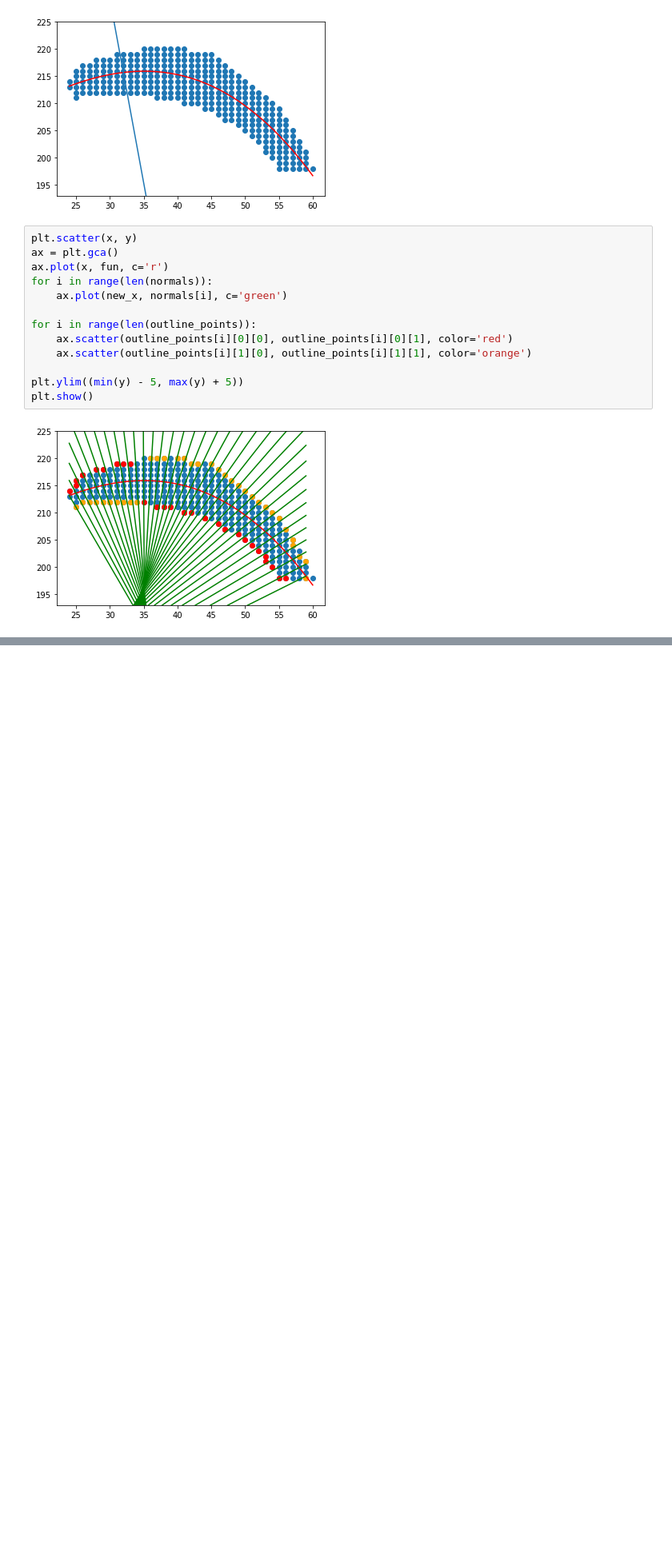
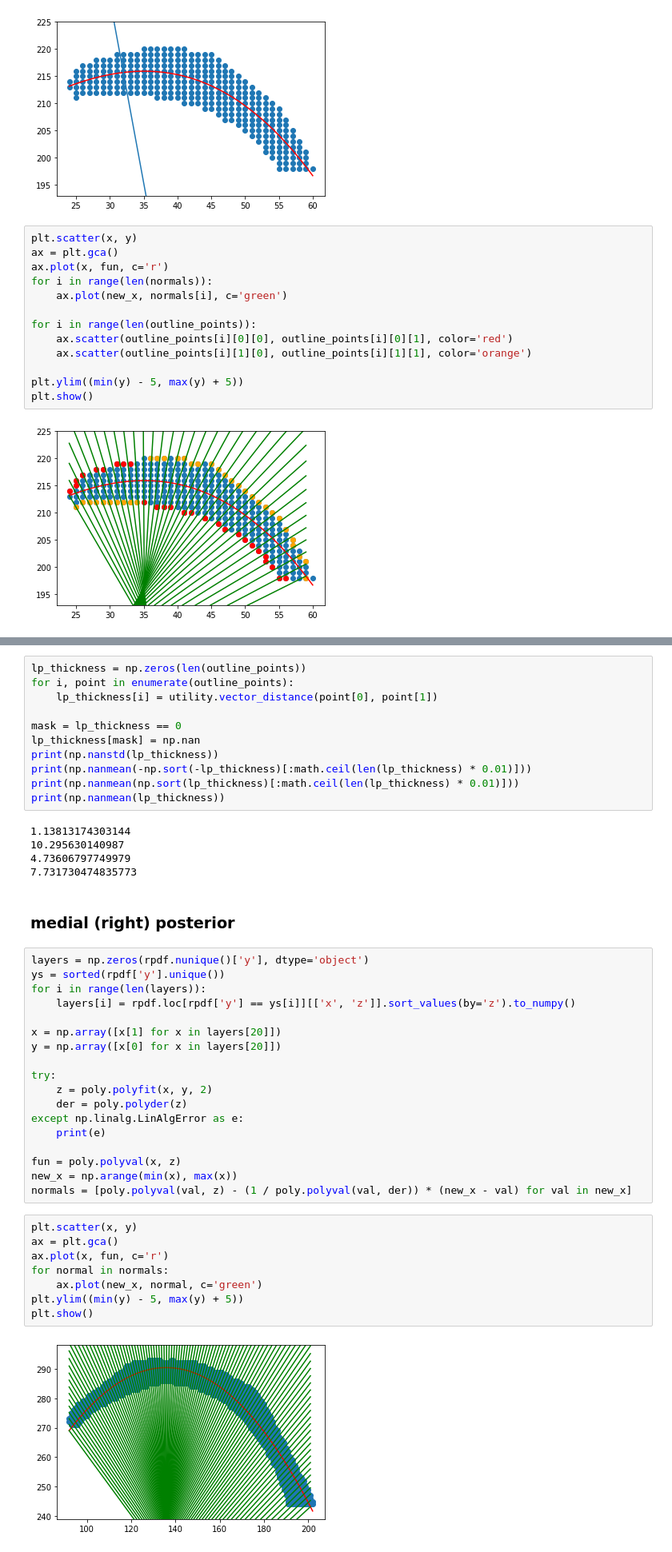
Before and after one commit to swestfechtel/knorpel_v2, a Jupyter notebook: documentation.ipynb, the cells around one changed output, grey strips where cells are left out. Shown at 80% size. Drawn from its saved outputs; the diff is of its cells as text; blank space fills up the shorter version.

```diff
--- a/documentation.ipynb
+++ b/documentation.ipynb
@@ -1433,0 +1791,46 @@ distances
+# %%
+lp_thickness = np.zeros(len(outline_points))
+for i, point in enumerate(outline_points):
+    lp_thickness[i] = utility.vector_distance(point[0], point[1])
+
+mask = lp_thickness == 0
+lp_thickness[mask] = np.nan
+print(np.nanstd(lp_thickness))
+print(np.nanmean(-np.sort(-lp_thickness)[:math.ceil(len(lp_thickness) * 0.01)]))
+print(np.nanmean(np.sort(lp_thickness)[:math.ceil(len(lp_thickness) * 0.01)]))
+print(np.nanmean(lp_thickness))
+# %% [output]
+1.13813174303144
+10.295630140987
+4.73606797749979
+7.731730474835773
+# %% [markdown]
+### medial (right) posterior
+# %%
+layers = np.zeros(rpdf.nunique()['y'], dtype='object')
+ys = sorted(rpdf['y'].unique())
+for i in range(len(layers)):
+    layers[i] = rpdf.loc[rpdf['y'] == ys[i]][['x', 'z']].sort_values(by='z').to_numpy()
+
+x = np.array([x[1] for x in layers[20]])
+y = np.array([x[0] for x in layers[20]])
+
+try:
+    z = poly.polyfit(x, y, 2)
+    der = poly.polyder(z)
+except np.linalg.LinAlgError as e:
+    print(e)
+
+fun = poly.polyval(x, z)
+new_x = np.arange(min(x), max(x))
+normals = [poly.polyval(val, z) - (1 / poly.polyval(val, der)) * (new_x - val) for val in new_x]
+# %%
+plt.scatter(x, y)
+ax = plt.gca()
+ax.plot(x, fun, c='r')
+for normal in normals:
+    ax.plot(new_x, normal, c='green')
+plt.ylim((min(y) - 5, max(y) + 5))
+plt.show()
+# %% [output]
+[figure, added]
```
Also changed, not shown: parts of 78 cells of this notebook, 4 other files.
